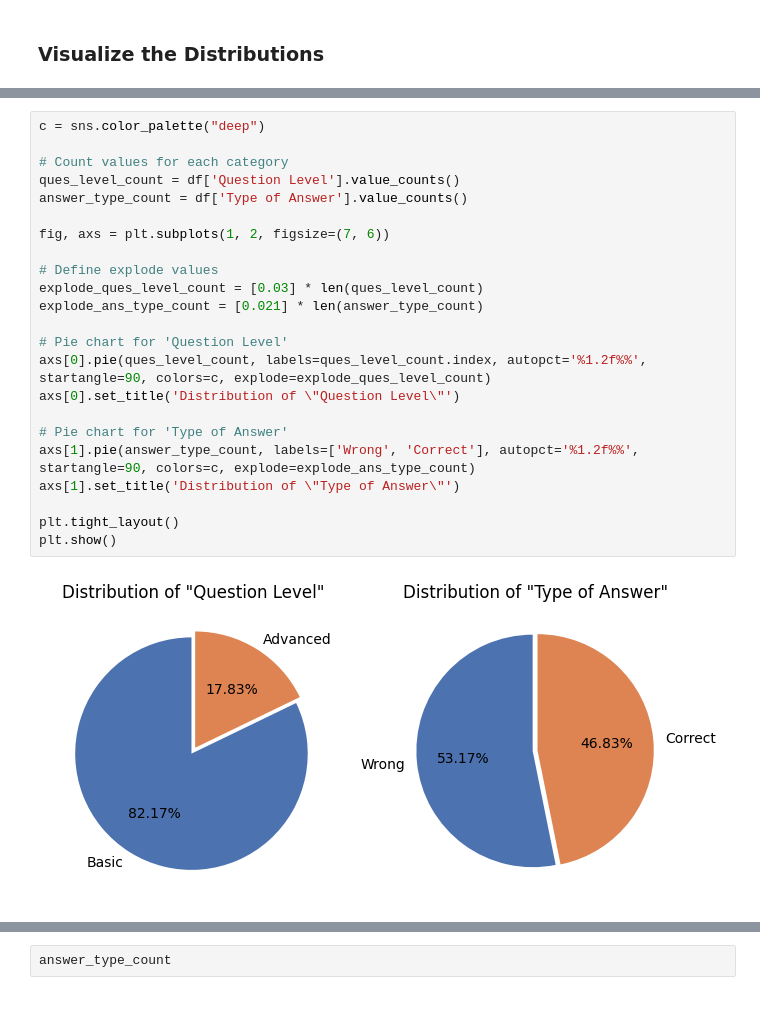
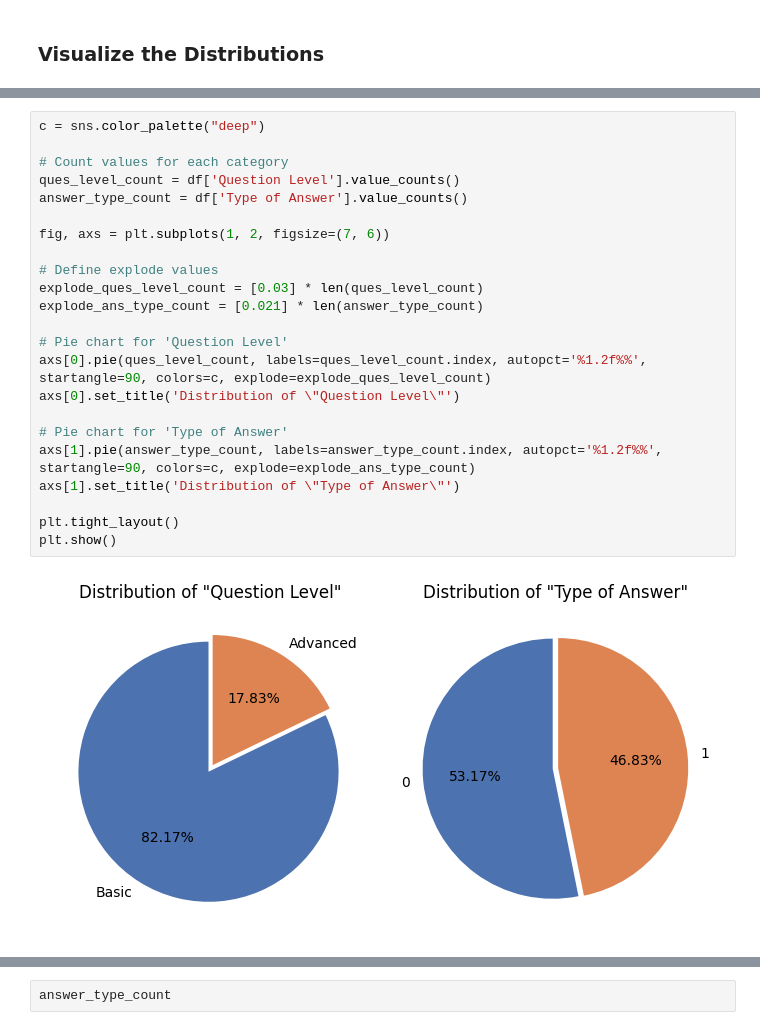
Before and after one commit to vickCoder7/math_learning_in_higher_education, a Jupyter notebook: project.ipynb, the cells around one changed output, grey strips where cells are left out. Cells and saved outputs as stored; diff of their text form.

```diff
--- a/project.ipynb
+++ b/project.ipynb
@@ -97,25 +96,25 @@ plt.show()
 # %%
 c = sns.color_palette("deep")
 
 # Count values for each category
 ques_level_count = df['Question Level'].value_counts()
 answer_type_count = df['Type of Answer'].value_counts()
 
 fig, axs = plt.subplots(1, 2, figsize=(7, 6))
 
 # Define explode values
 explode_ques_level_count = [0.03] * len(ques_level_count)
 explode_ans_type_count = [0.021] * len(answer_type_count)
 
 # Pie chart for 'Question Level'
 axs[0].pie(ques_level_count, labels=ques_level_count.index, autopct='%1.2f%%', startangle=90, colors=c, explode=explode_ques_level_count)
 axs[0].set_title('Distribution of \"Question Level\"')
 
 # Pie chart for 'Type of Answer'
-axs[1].pie(answer_type_count, labels=['Wrong', 'Correct'], autopct='%1.2f%%', startangle=90, colors=c, explode=explode_ans_type_count)
+axs[1].pie(answer_type_count, labels=answer_type_count.index, autopct='%1.2f%%', startangle=90, colors=c, explode=explode_ans_type_count)
 axs[1].set_title('Distribution of \"Type of Answer\"')
 
 plt.tight_layout()
 plt.show()
 # %% [output]
-[figure, old version]
+[figure, new version]
```
Also changed, not shown: parts of 32 cells of this notebook.
